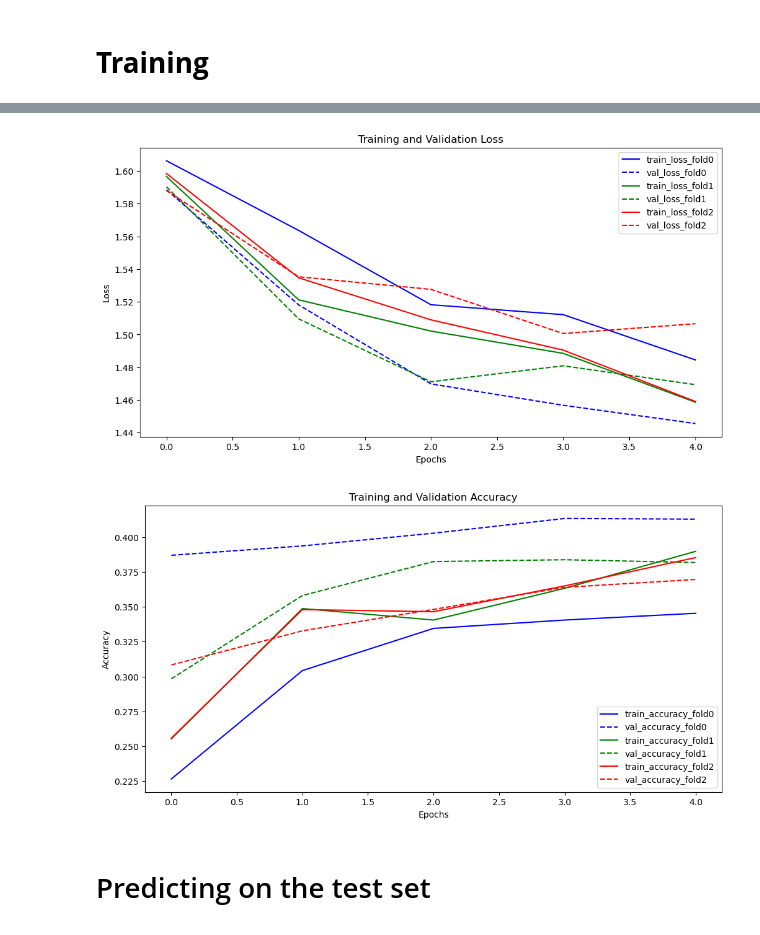
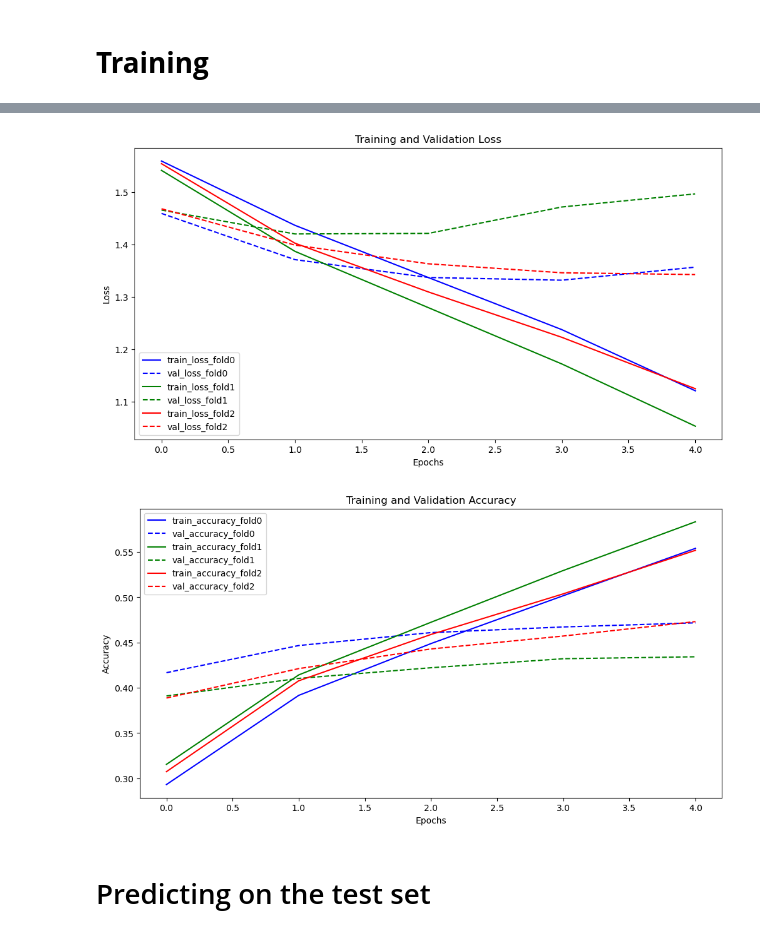
Before and after one commit to overthemoon0/Multiple-Time-Series-Store-sales-prediction-using-PyCaret, a Jupyter notebook: llm-exam-tensorflow-and-distilbert1.ipynb, the cells around one changed output, grey strips where cells are left out. Saved outputs shown, nothing was run; the diff lists cells and outputs as text; code cells hidden in the pictures.

```diff
--- a/llm-exam-tensorflow-and-distilbert1.ipynb
+++ b/llm-exam-tensorflow-and-distilbert1.ipynb
@@ -234,7 +216,7 @@ data_collator = DataCollatorForMultipleChoice(tokenizer=tokenizer)
 # %%
 EarlyStopping = tf.keras.callbacks.EarlyStopping(
                     monitor="val_loss",
-                    patience=50,
+                    #patience=50,
                     restore_best_weights=True,
                     start_from_epoch=3,
                 )
@@ -249,10 +231,9 @@ model_checkpoint = callbacks.ModelCheckpoint(checkpoint_path,
                                                       save_best_only=True,
                                                       monitor="val_loss")
 # %%
-batch_size = 8
-#steps_per_epoch = 200
-num_train_epochs = 10
-learning_rate = 1e-4
+batch_size = 16
+num_train_epochs = 5
+learning_rate = 1e-5
 folds = 3
 # %%
 
@@ -288,12 +269,12 @@ for fold, (train_ids, test_ids) in enumerate(kfold.split(tokenized_train_ds)):
     "/kaggle/input/huggingface-bert-variants/distilbert-base-uncased/distilbert-base-uncased")
     optimizer = tf.keras.optimizers.Adafactor( # using Adafactor helps to avoid OOM by larger batch_size
     learning_rate=1e-4,
-    weight_decay=0.01
+    weight_decay=0.05
     )
     model.compile(
     optimizer=optimizer,
     metrics=['accuracy'],
-    #loss=tf.keras.losses.SparseCategoricalCrossentropy(from_logits=True)
+    loss=tf.keras.losses.SparseCategoricalCrossentropy(from_logits=True)
     )
 
     history = model.fit(
@@ -302,7 +283,7 @@ for fold, (train_ids, test_ids) in enumerate(kfold.split(tokenized_train_ds)):
     epochs=num_train_epochs,
     # batch_size=batch_size,
     callbacks=[EarlyStopping, reduce_lr, model_checkpoint],
-    steps_per_epoch=500
+    #steps_per_epoch=steps_per_epoch
     )
 
     # Store the model and history in the dictionaries
@@ -371,41 +353,41 @@ val_accuracies = []
 line_styles = ['-', '--']
 colors = ['blue', 'green', 'red']
 
-for fold in range(3):
+for fold in range(folds):
     history = histories[fold]
 
     # Append training and validation metrics to the respective lists
     train_losses.append(history.history['loss'])
     val_losses.append(history.history['val_loss'])
     train_accuracies.append(history.history['accuracy'])
     val_accuracies.append(history.history['val_accuracy'])
 
 # Plot the training and validation loss
 plt.figure(figsize=(12, 6))
-for fold in range(3):
+for fold in range(folds):
     plt.plot(train_losses[fold], label=f'train_loss_fold{fold}', linestyle=line_styles[0], color=colors[fold])
     plt.plot(val_losses[fold], label=f'val_loss_fold{fold}', linestyle=line_styles[1], color=colors[fold])
 
 plt.xlabel('Epochs')
 plt.ylabel('Loss')
 plt.legend()
 plt.title('Training and Validation Loss')
 plt.show()
 
 # Plot the training and validation accuracy
 plt.figure(figsize=(12, 6))
-for fold in range(3):
+for fold in range(folds):
     plt.plot(train_accuracies[fold], label=f'train_accuracy_fold{fold}', linestyle=line_styles[0], color=colors[fold])
     plt.plot(val_accuracies[fold], label=f'val_accuracy_fold{fold}', linestyle=line_styles[1], color=colors[fold])
 
 plt.xlabel('Epochs')
 plt.ylabel('Accuracy')
 plt.legend()
 plt.title('Training and Validation Accuracy')
 plt.show()
 # %% [output]
-[figure, old version]
+[figure, new version]
-[figure, old version]
+[figure, new version]
 # %% [markdown]
 # Predicting on the test set
 # %%
```
Also changed, not shown: parts of 9 cells of this notebook.
